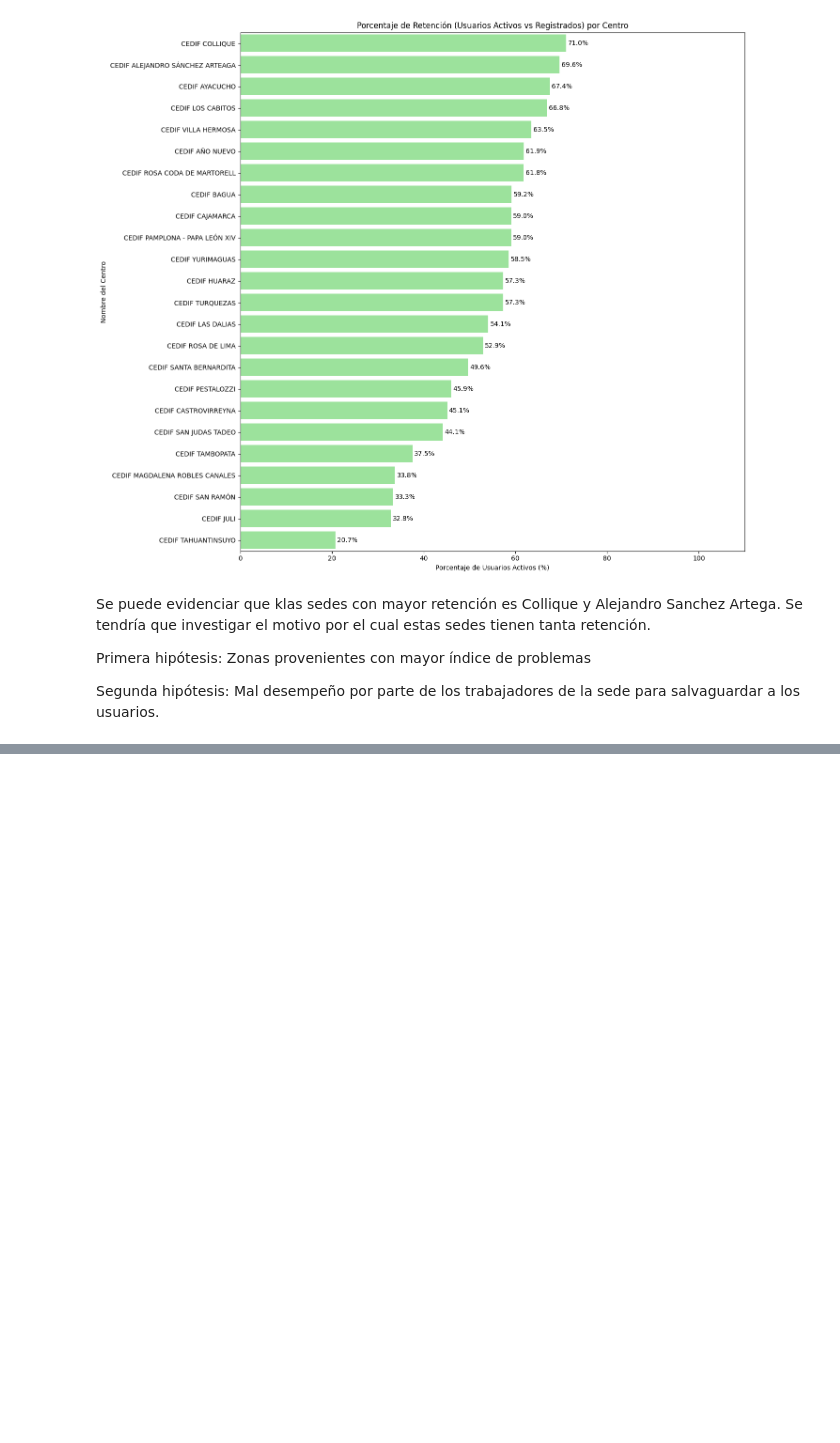
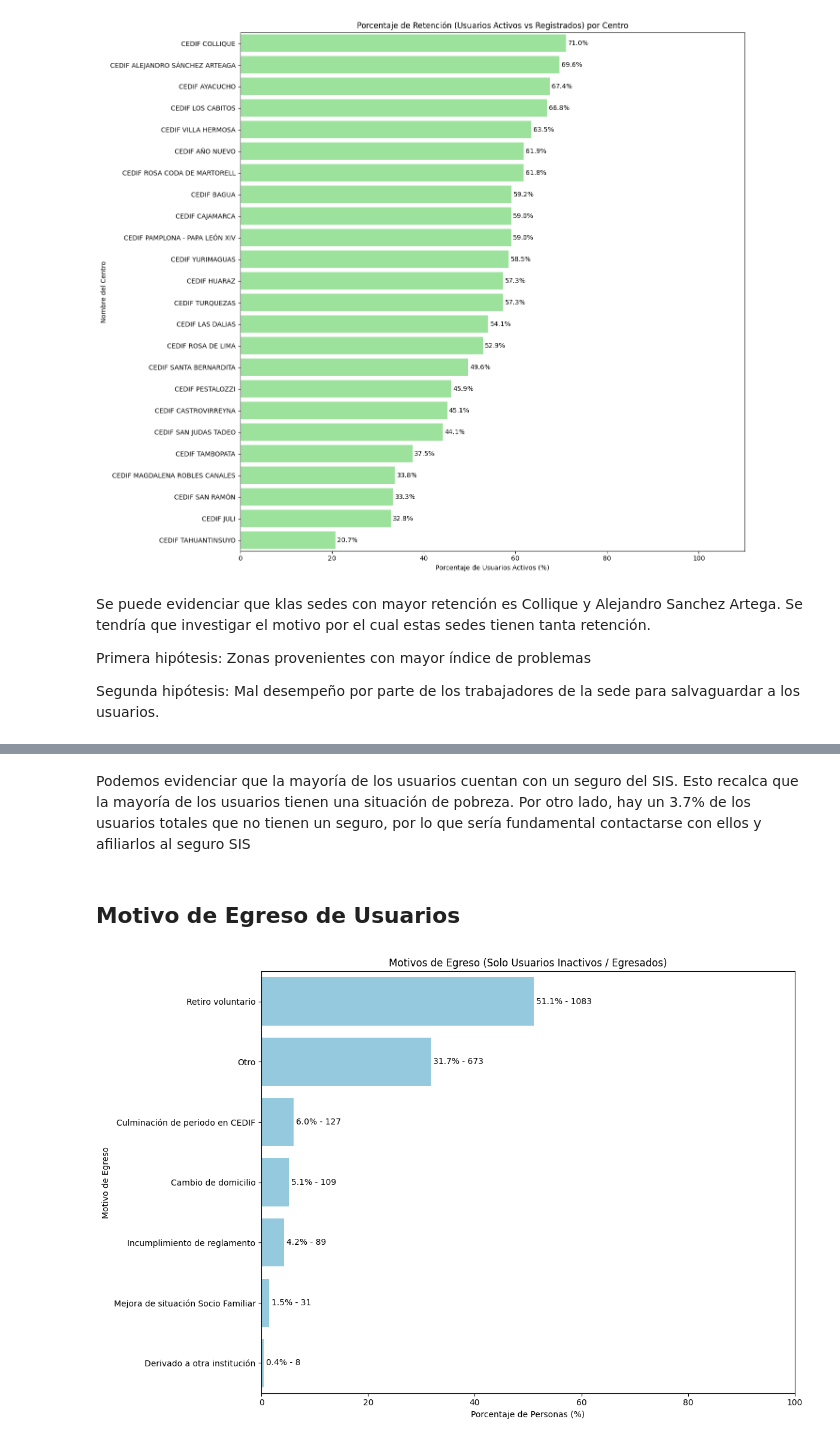
Before and after one commit to Amolihua/proyectos-peque-DS, a Jupyter notebook: Atendidos/EDA.ipynb, the cells around one changed output, grey strips where cells are left out. Cells and saved outputs as stored; diff of their text form; code cells hidden in the pictures; blank space fills up the shorter version.

```diff
--- a/Atendidos/EDA.ipynb
+++ b/Atendidos/EDA.ipynb
@@ -635,0 +740,42 @@ Segunda hipótesis: Mal desempeño por parte de los trabajadores de la sede para
+# %% [markdown]
+Podemos evidenciar que la mayoría de los usuarios cuentan con un seguro del SIS. Esto recalca que la mayoría de los usuarios tienen una situación de pobreza. Por otro lado, hay un 3.7% de los usuarios totales que no tienen un seguro, por lo que sería fundamental contactarse con ellos y afiliarlos al seguro SIS
+# %% [markdown]
+## Motivo de Egreso de Usuarios
+# %%
+diccionario_egreso = {
+    1: 'Retiro voluntario',
+    2: 'Cambio de domicilio',
+    3: 'Derivado a otra institución',
+    4: 'Mejora de situación Socio Familiar',
+    5: 'Culminación de periodo en CEDIF',
+    6: 'Por fallecimiento',
+    7: 'Por salud',
+    8: 'Viaje',
+    9: 'Incumplimiento de reglamento',
+    10: 'Otro'
+}
+
+egresados = unicos.query('MOT_EGR != 11').copy()
+
+conteo_egreso = egresados['MOT_EGR'].replace(diccionario_egreso).value_counts().reset_index()
+conteo_egreso.columns = ['Motivo', 'Cantidad']
+conteo_egreso['Porcentaje'] = (conteo_egreso['Cantidad'] / conteo_egreso['Cantidad'].sum()) * 100
+
+plt.figure(figsize=(12, 8))
+
+ax = sns.barplot(data=conteo_egreso, x='Porcentaje', y='Motivo', color='skyblue')
+
+etiquetas = [f"{p:.1f}% - {c}" for p, c in zip(conteo_egreso['Porcentaje'], conteo_egreso['Cantidad'])]
+
+for container in ax.containers:
+    ax.bar_label(container, labels=etiquetas, padding=3)
+
+plt.title('Motivos de Egreso (Solo Usuarios Inactivos / Egresados)')
+plt.xlabel('Porcentaje de Personas (%)')
+plt.ylabel('Motivo de Egreso')
+plt.xlim(0, 100)
+
+plt.tight_layout()
+plt.show()
+# %% [output]
+[figure, added]
```
Also changed, not shown: parts of 11 cells of this notebook, 2 other files.
